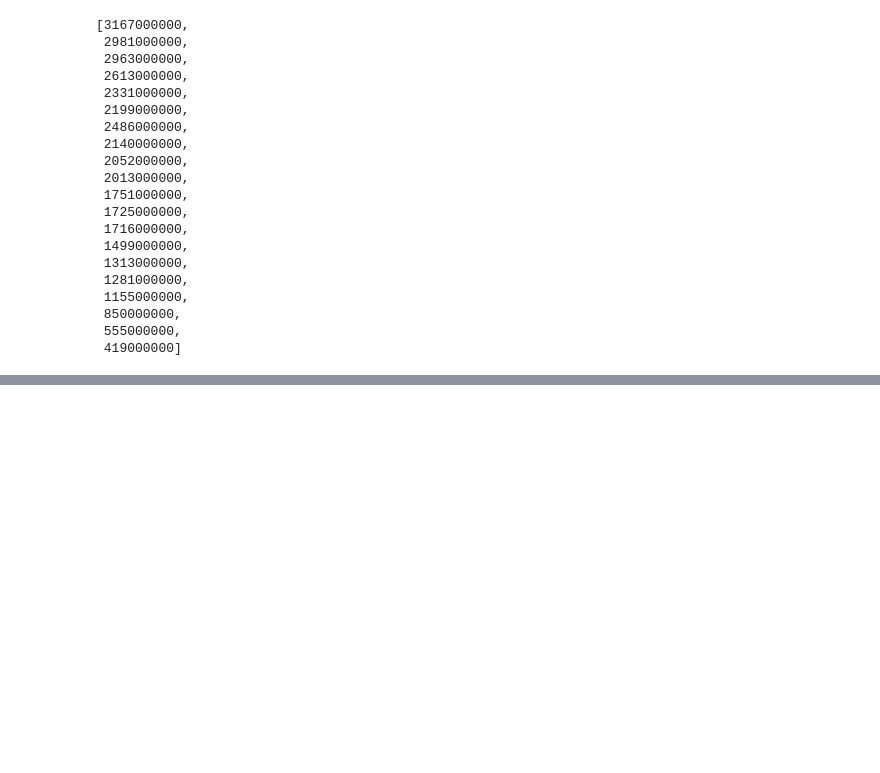
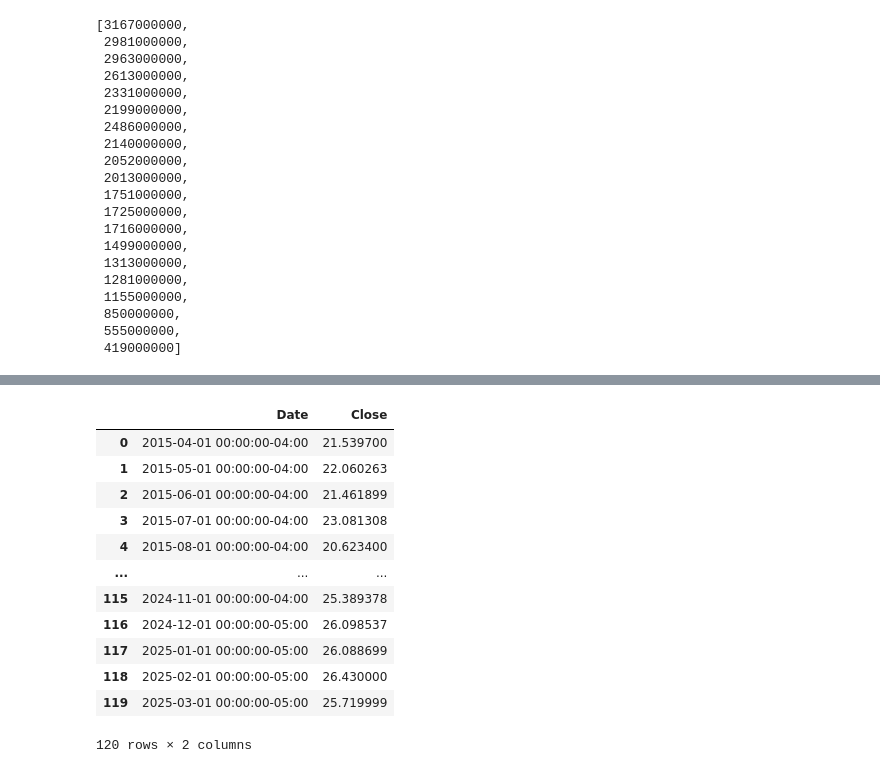
Before and after one commit to shiyun36/dsa3101, a Jupyter notebook: notebooks/database.ipynb, the cells around one changed output, grey strips where cells are left out. Drawn from its saved outputs; the diff is of its cells as text; code cells hidden in the pictures; blank space fills up the shorter version.

```diff
--- a/notebooks/database.ipynb
+++ b/notebooks/database.ipynb
@@ -653,3 +683,3 @@ stock = yf.Ticker('INFY')
 # %%
 #monthly_stock_prices
-monthly_stock = stock.history(period="5y", interval="1mo")["Close"]
+monthly_stock = stock.history(period="10y", interval="1mo")["Close"]
@@ -656,2 +702,18 @@ monthly_stock = stock.history(period="5y", interval="1mo")["Close"]
+# %%
+pd.DataFrame(monthly_stock.reset_index(), columns=['Date','Close'])
+# %% [output]
+|  | Date | Close |
+| 0 | 2015-04-01 00:00:00-04:00 | 21.539700 |
+| 1 | 2015-05-01 00:00:00-04:00 | 22.060263 |
+| 2 | 2015-06-01 00:00:00-04:00 | 21.461899 |
+| 3 | 2015-07-01 00:00:00-04:00 | 23.081308 |
+| 4 | 2015-08-01 00:00:00-04:00 | 20.623400 |
+| ... | ... | ... |
+| 115 | 2024-11-01 00:00:00-04:00 | 25.389378 |
+| 116 | 2024-12-01 00:00:00-05:00 | 26.098537 |
+| 117 | 2025-01-01 00:00:00-05:00 | 26.088699 |
+| 118 | 2025-02-01 00:00:00-05:00 | 26.430000 |
+| 119 | 2025-03-01 00:00:00-05:00 | 25.719999 |
+120 rows × 2 columns
 # %%
 #quarterly financial reports
```
Also changed, not shown: parts of 27 cells of this notebook, 4 other files.
